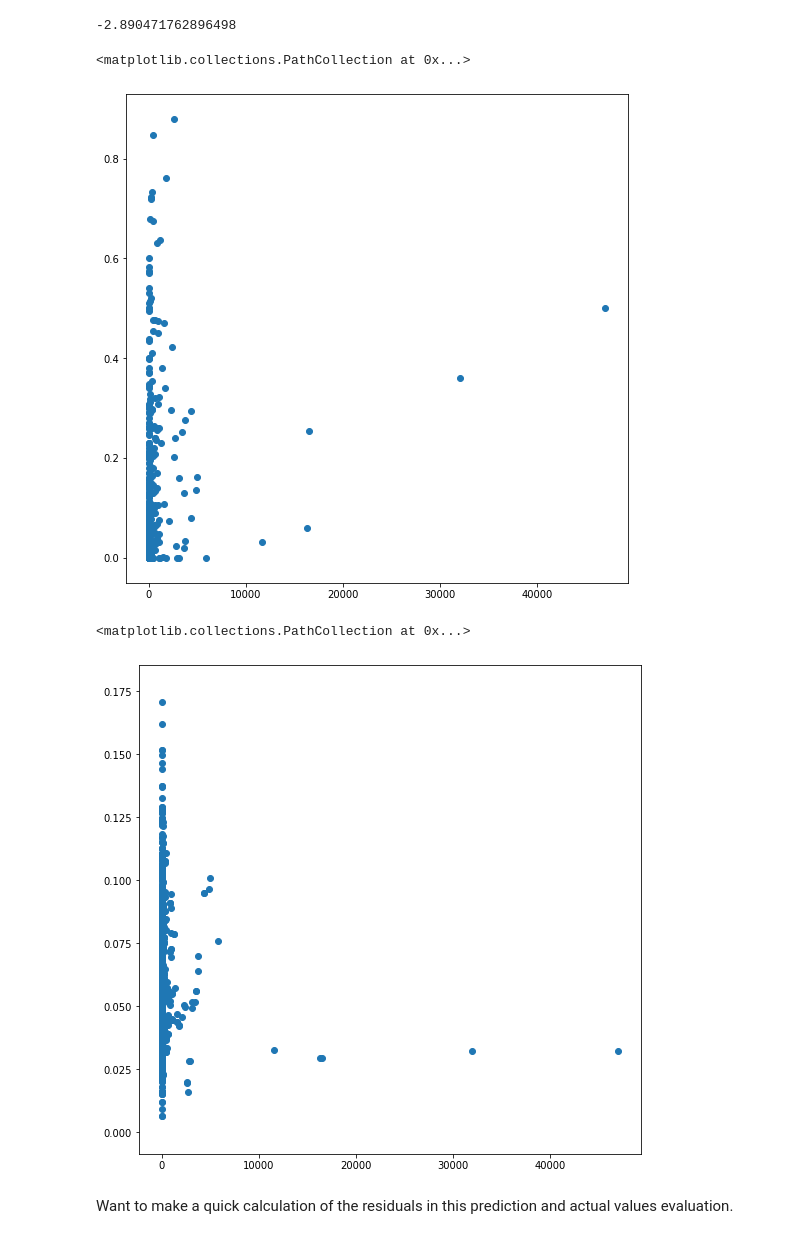
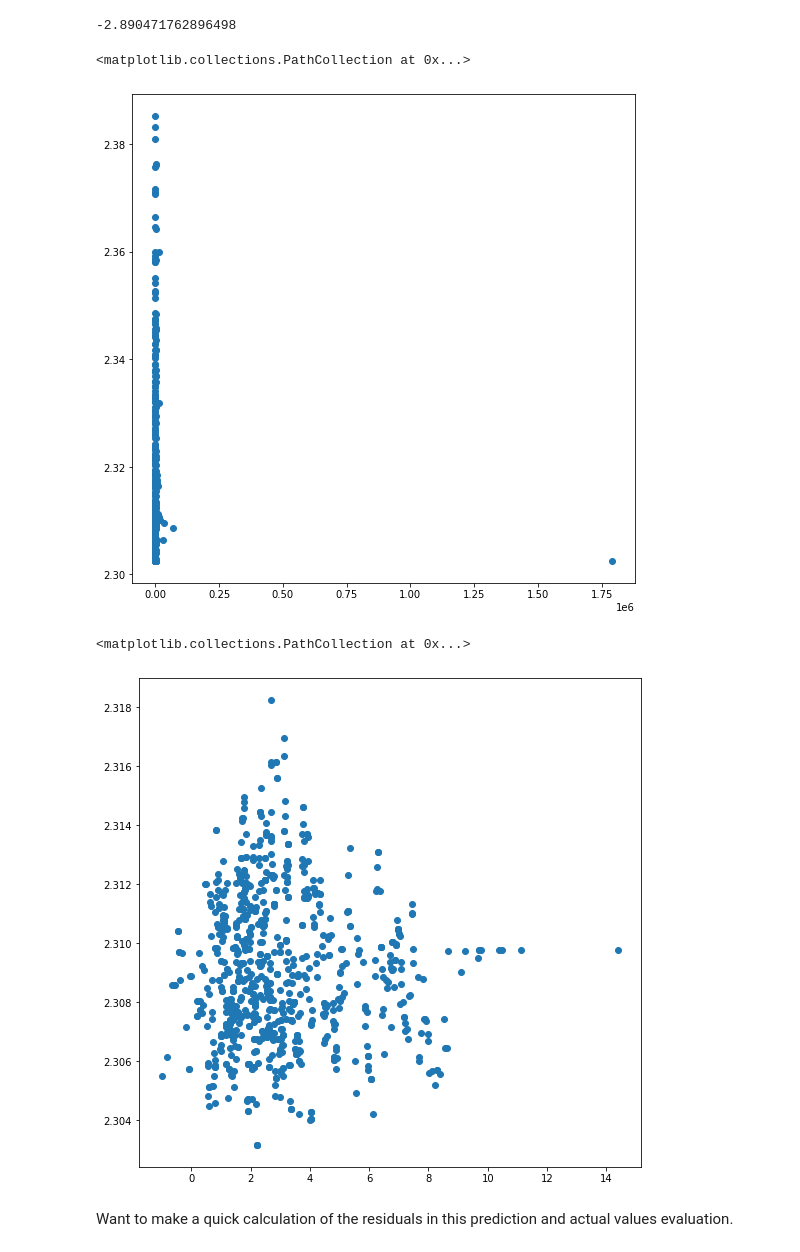
Before and after one commit to jbravo87/blog-projects, a Jupyter notebook: exoplanet_data_notebook.ipynb, the cells around one changed output. Cells and saved outputs as stored; diff of their text form; code cells hidden in the pictures.

Commit message:
Finished through the kNN model.

```diff
--- a/exoplanet_data_notebook.ipynb
+++ b/exoplanet_data_notebook.ipynb
@@ -192,0 +195,4 @@ The orbital period is skewed right, but after applying a log transform, the dist
+# %%
+eccen_2 = eccen + 10
+eccen_log = np.log(eccen_2)
+plt.hist(eccen_log, color = "maroon", edgecolor = 'green')
@@ -207,8 +223,10 @@ def tts(data, split = 0.80):
     return np.array(train), np.array(data_copy)
 # %%
 X1_train, X1_test = tts(orbper_log)
-y1_train, y1_test = tts(eccen)
+#y1_train, y1_test = tts(eccen)
+y1_train, y1_test = tts(eccen_log)
 #rs = RobustScaler()
 #scale_X1_train = rs.fit_transform(X1_train.reshape(-1, 1))
 #scale_y1_train = rs.fit_transform(y1_train.reshape(-1, 1))
 #scale_X1_test = rs.fit_transform(X1_test.reshape(-1, 1))
+#scale_X1_train
@@ -260,13 +268,14 @@ plt.figure(figsize = (9, 9))
 plt.scatter(inverse_X1test, y1_test)
 # %% [output]
 <matplotlib.collections.PathCollection at 0x...>
-[figure, old version]
+[figure, new version]
 # %%
 plt.figure(figsize = (9, 9))
-plt.scatter(inverse_X1test, y_knn_test_pred_1)
+plt.scatter(X1_test, y_knn_test_pred_1)
+#plt.scatter(inverse_X1test, inverse_knn_model_1)
 # %% [output]
 <matplotlib.collections.PathCollection at 0x...>
-[figure, old version]
+[figure, new version]
 # %% [markdown]
 Want to make a quick calculation of the residuals in this prediction and actual values evaluation.
 # %%
```
Also changed, not shown: parts of 13 cells of this notebook.
